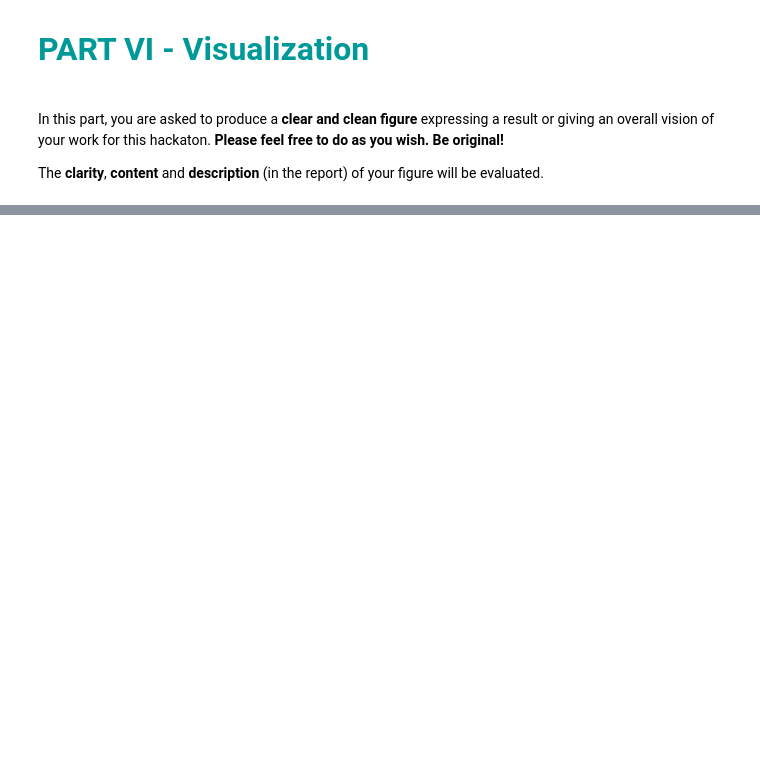
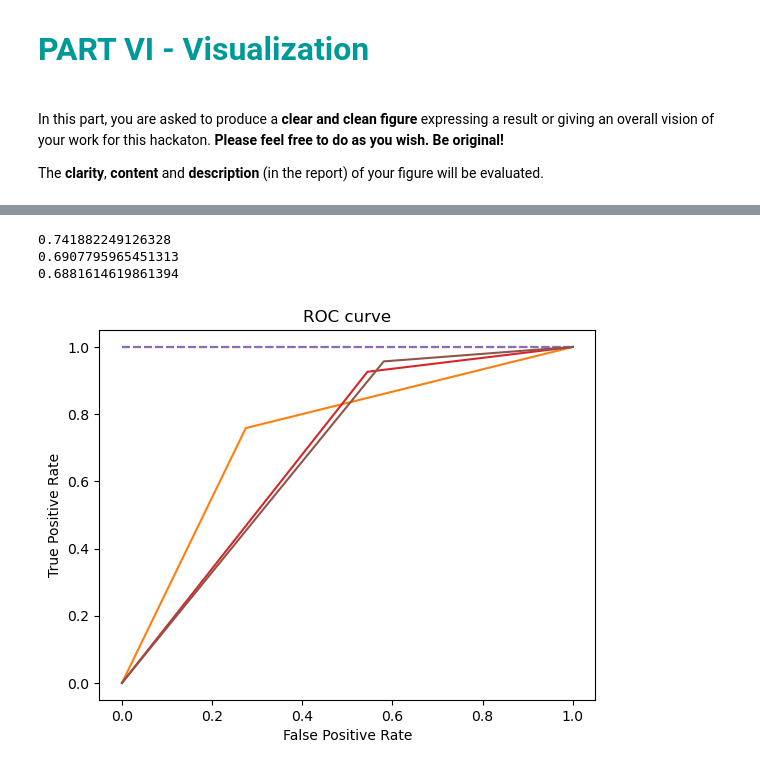
Before and after one commit to rbellens1/Hackaton, a Jupyter notebook: Hackaton_2/H2-classification.ipynb, the cells around one changed output, grey strips where cells are left out. Cells and saved outputs as stored; diff of their text form; code cells hidden in the pictures; blank space fills up the shorter version.

```diff
--- a/Hackaton_2/H2-classification.ipynb
+++ b/Hackaton_2/H2-classification.ipynb
@@ -508,0 +635,23 @@ plt.show()
+# %%
+# others visualizations
+X = df.drop(columns=["Diabetes"])
+y = df["Diabetes"]
+X_train,X_test,y_train,y_test = train_test_split(X,y,test_size=0.2,random_state=1109)
+models = [logistic_regressor(X_train, y_train, threshold=0.28), knn_regressor(X_train, y_train, threshold=0.28), linear_regressor(X_train, y_train, threshold=0.28)]
+# roc curve ,
+for model in models:
+    y_pred = model(X_test)
+    fpr, tpr, thresholds = roc_curve(y_test, y_pred)
+    print(roc_auc_score(y_test, y_pred))
+    plt.xlabel('False Positive Rate')
+    plt.ylabel('True Positive Rate')
+    # draw asympotically the line y=1 and x=0
+    plt.plot([1, 1], linestyle='--')
+    plt.plot(fpr, tpr)
+    plt.title('ROC curve')
+    plt.legend = ['Logistic Regressor', 'KNN Regressor', 'Linear Regressor']
+# %% [output]
+0.741882249126328
+0.6907795965451313
+0.6881614619861394
+[figure, added]
```
Also changed, not shown: parts of 10 cells of this notebook.
